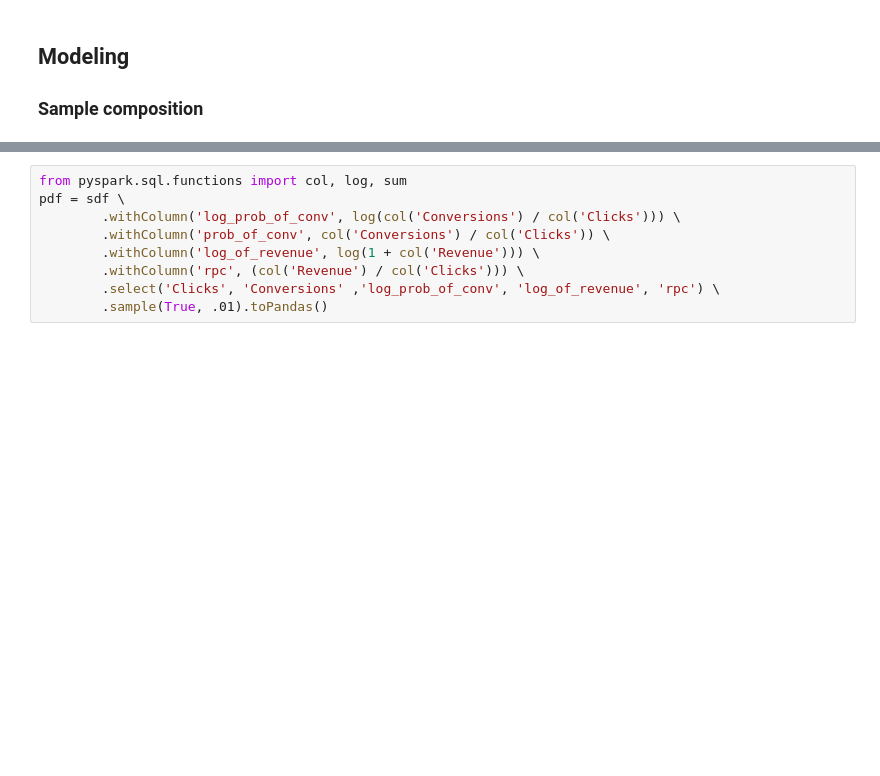
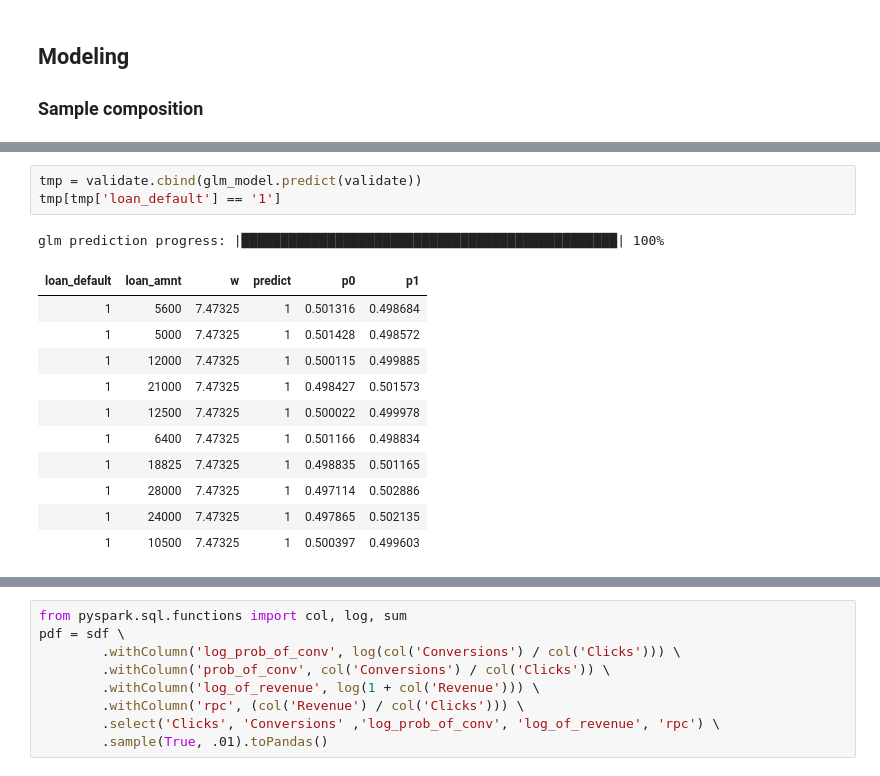
Before and after one commit to jakubglinka/ml-loan, a Jupyter notebook: notebooks/loan_defaults_prediction.ipynb, the cells around one changed output, grey strips where cells are left out. Saved outputs shown, nothing was run; the diff lists cells and outputs as text; blank space fills up the shorter version.

```diff
--- a/notebooks/loan_defaults_prediction.ipynb
+++ b/notebooks/loan_defaults_prediction.ipynb
@@ -372,0 +635,16 @@ tmp \
+# %%
+tmp = validate.cbind(glm_model.predict(validate))
+tmp[tmp['loan_default'] == '1']
+# %% [output]
+glm prediction progress: |████████████████████████████████████████████████| 100%
+| loan_default | loan_amnt | w | predict | p0 | p1 |
+| 1 | 5600 | 7.47325 | 1 | 0.501316 | 0.498684 |
+| 1 | 5000 | 7.47325 | 1 | 0.501428 | 0.498572 |
+| 1 | 12000 | 7.47325 | 1 | 0.500115 | 0.499885 |
+| 1 | 21000 | 7.47325 | 1 | 0.498427 | 0.501573 |
+| 1 | 12500 | 7.47325 | 1 | 0.500022 | 0.499978 |
+| 1 | 6400 | 7.47325 | 1 | 0.501166 | 0.498834 |
+| 1 | 18825 | 7.47325 | 1 | 0.498835 | 0.501165 |
+| 1 | 28000 | 7.47325 | 1 | 0.497114 | 0.502886 |
+| 1 | 24000 | 7.47325 | 1 | 0.497865 | 0.502135 |
+| 1 | 10500 | 7.47325 | 1 | 0.500397 | 0.499603 |
```
Also changed, not shown: parts of 38 cells of this notebook.
